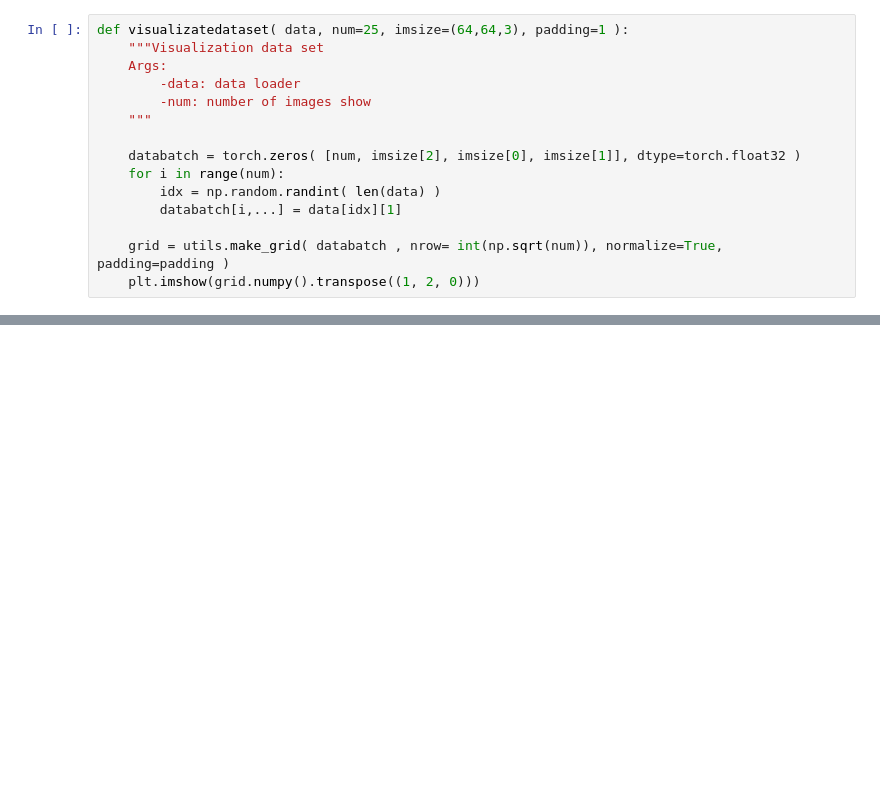
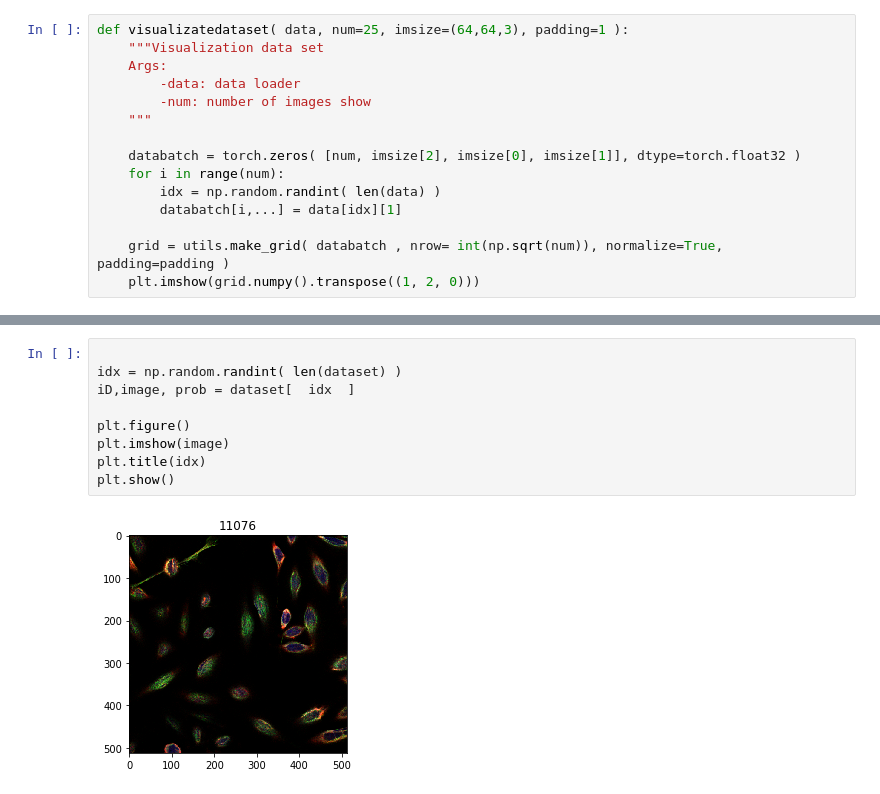
Before and after one commit to pedrodiamel/kaggle-human-protein-atlas, a Jupyter notebook: books/data_analysis.ipynb, the cells around one changed output, grey strips where cells are left out. Drawn from its saved outputs; the diff is of its cells as text; blank space fills up the shorter version.

```diff
--- a/books/data_analysis.ipynb
+++ b/books/data_analysis.ipynb
@@ -132,0 +162,11 @@ torch.Size([3, 64, 64])
+# %%
+
+idx = np.random.randint( len(dataset) )
+iD,image, prob = dataset[  idx  ]
+
+plt.figure()
+plt.imshow(image)
+plt.title(idx)
+plt.show()
+# %% [output]
+[figure, added]
```
Also changed, not shown: parts of 6 cells of this notebook, 13 other files.
